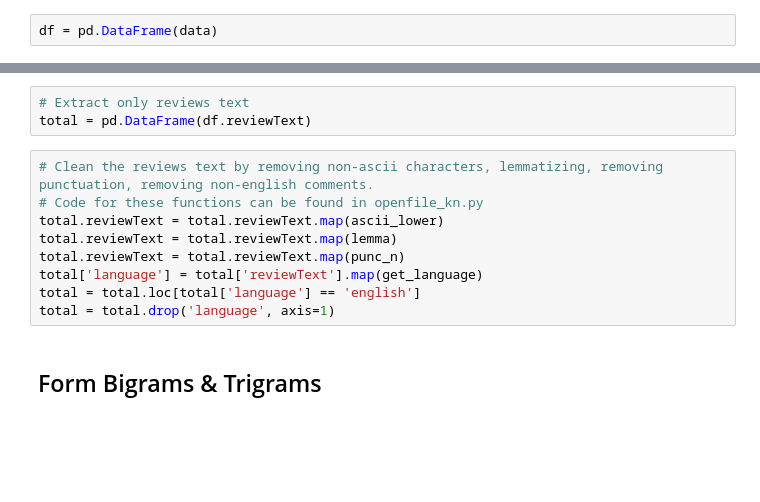
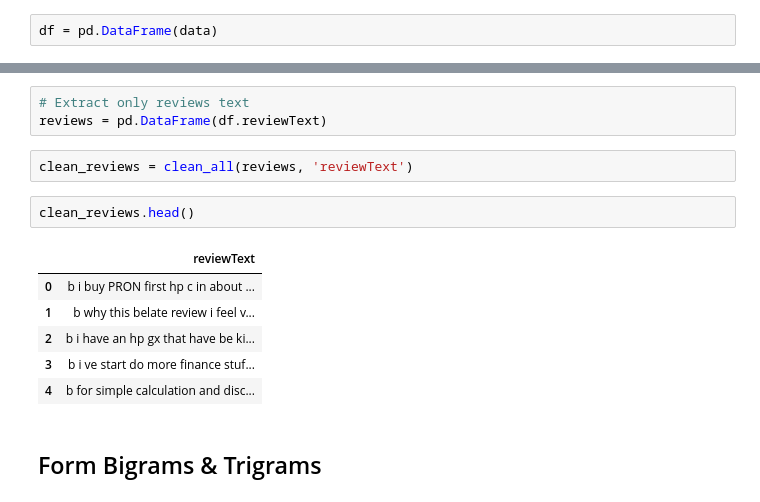
Before and after one commit to nicharuc/topic_modeling, a Jupyter notebook: topic_blog.ipynb, the cells around one changed output, grey strips where cells are left out. Drawn from its saved outputs; the diff is of its cells as text; blank space fills up the shorter version.

```diff
--- a/topic_blog.ipynb
+++ b/topic_blog.ipynb
@@ -82,15 +78,17 @@ df.head()
 # %%
 # Extract only reviews text
-total = pd.DataFrame(df.reviewText)
+reviews = pd.DataFrame(df.reviewText)
-# %%
-# Clean the reviews text by removing non-ascii characters, lemmatizing, removing punctuation, removing non-english comments.
-# Code for these functions can be found in openfile_kn.py
-total.reviewText = total.reviewText.map(ascii_lower)
-total.reviewText = total.reviewText.map(lemma)
-total.reviewText = total.reviewText.map(punc_n)
-total['language'] = total['reviewText'].map(get_language)
-total = total.loc[total['language'] == 'english']
-total = total.drop('language', axis=1)
+# %%
+clean_reviews = clean_all(reviews, 'reviewText')
+# %%
+clean_reviews.head()
+# %% [output]
+|  | reviewText |
+| 0 | b i buy PRON first hp c in about ... |
+| 1 | b why this belate review i feel v... |
+| 2 | b i have an hp gx that have be ki... |
+| 3 | b i ve start do more finance stuf... |
+| 4 | b for simple calculation and disc... |
 # %% [markdown]
 ## Form Bigrams & Trigrams
 # %% [markdown]
```
Also changed, not shown: parts of 46 cells of this notebook, 1 other file.
